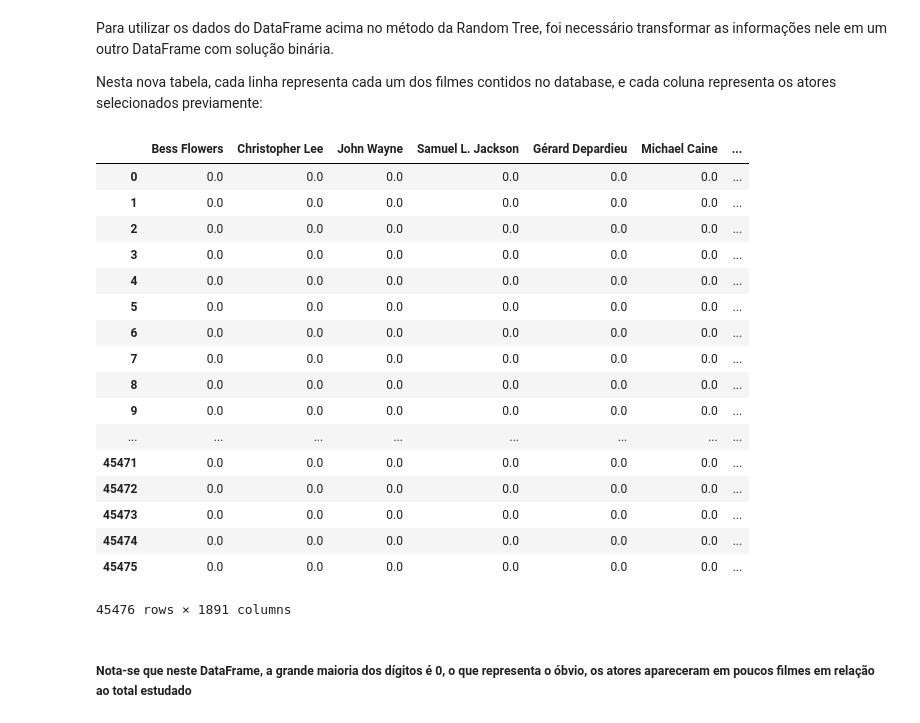
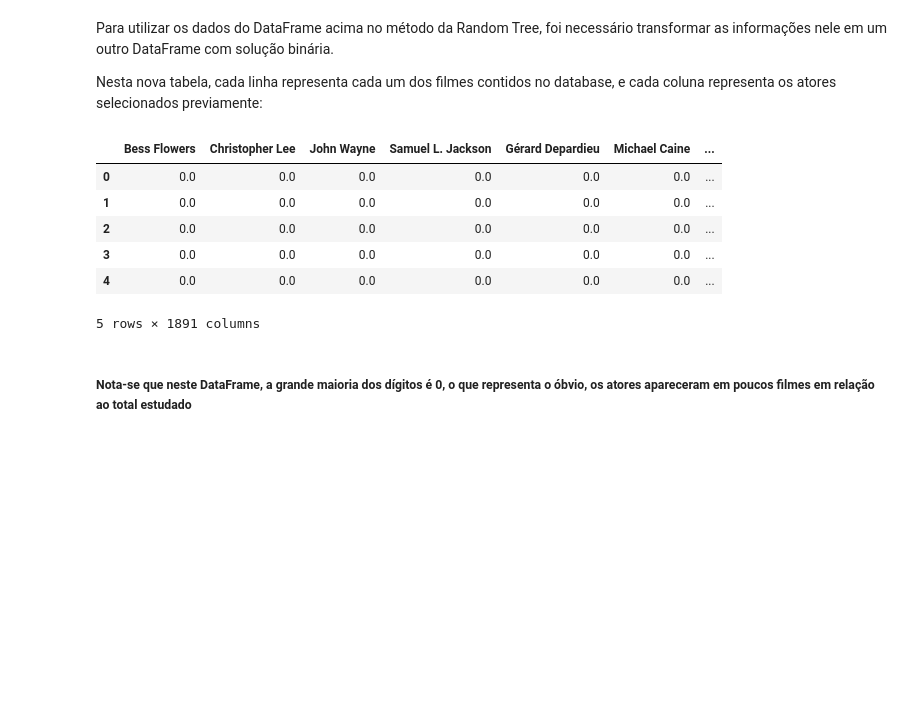
Before and after one commit to joaogcfa/Classificador_de_Filmes, a Jupyter notebook: P3_Jup_inicial1.ipynb, the cells around one changed output. Cells and saved outputs as stored; diff of their text form; code cells hidden in the pictures; blank space fills up the shorter version.

```diff
--- a/P3_Jup_inicial1.ipynb
+++ b/P3_Jup_inicial1.ipynb
@@ -61,26 +61,15 @@ for e in df2.index:
 #atores
 # %%
 df_filmes_atores[df_filmes_atores != 1] = 0
-df_filmes_atores
+df_filmes_atores.head()
 # %% [output]
 |  | Bess Flowers | Christopher Lee | John Wayne | Samuel L. Jackson | Gérard Depardieu | Michael Caine | ... |
 | 0 | 0.0 | 0.0 | 0.0 | 0.0 | 0.0 | 0.0 | ... |
 | 1 | 0.0 | 0.0 | 0.0 | 0.0 | 0.0 | 0.0 | ... |
 | 2 | 0.0 | 0.0 | 0.0 | 0.0 | 0.0 | 0.0 | ... |
 | 3 | 0.0 | 0.0 | 0.0 | 0.0 | 0.0 | 0.0 | ... |
 | 4 | 0.0 | 0.0 | 0.0 | 0.0 | 0.0 | 0.0 | ... |
-| 5 | 0.0 | 0.0 | 0.0 | 0.0 | 0.0 | 0.0 | ... |
-| 6 | 0.0 | 0.0 | 0.0 | 0.0 | 0.0 | 0.0 | ... |
-| 7 | 0.0 | 0.0 | 0.0 | 0.0 | 0.0 | 0.0 | ... |
-| 8 | 0.0 | 0.0 | 0.0 | 0.0 | 0.0 | 0.0 | ... |
-| 9 | 0.0 | 0.0 | 0.0 | 0.0 | 0.0 | 0.0 | ... |
-| ... | ... | ... | ... | ... | ... | ... | ... |
-| 45471 | 0.0 | 0.0 | 0.0 | 0.0 | 0.0 | 0.0 | ... |
-| 45472 | 0.0 | 0.0 | 0.0 | 0.0 | 0.0 | 0.0 | ... |
-| 45473 | 0.0 | 0.0 | 0.0 | 0.0 | 0.0 | 0.0 | ... |
-| 45474 | 0.0 | 0.0 | 0.0 | 0.0 | 0.0 | 0.0 | ... |
-| 45475 | 0.0 | 0.0 | 0.0 | 0.0 | 0.0 | 0.0 | ... |
-45476 rows × 1891 columns
+5 rows × 1891 columns
 # %% [markdown]
 ##### Nota-se que neste DataFrame, a grande maioria dos dígitos é 0, o que representa o óbvio, os atores apareceram em poucos filmes em relação ao total estudado
 # %%
```
Also changed, not shown: parts of 16 cells of this notebook.
